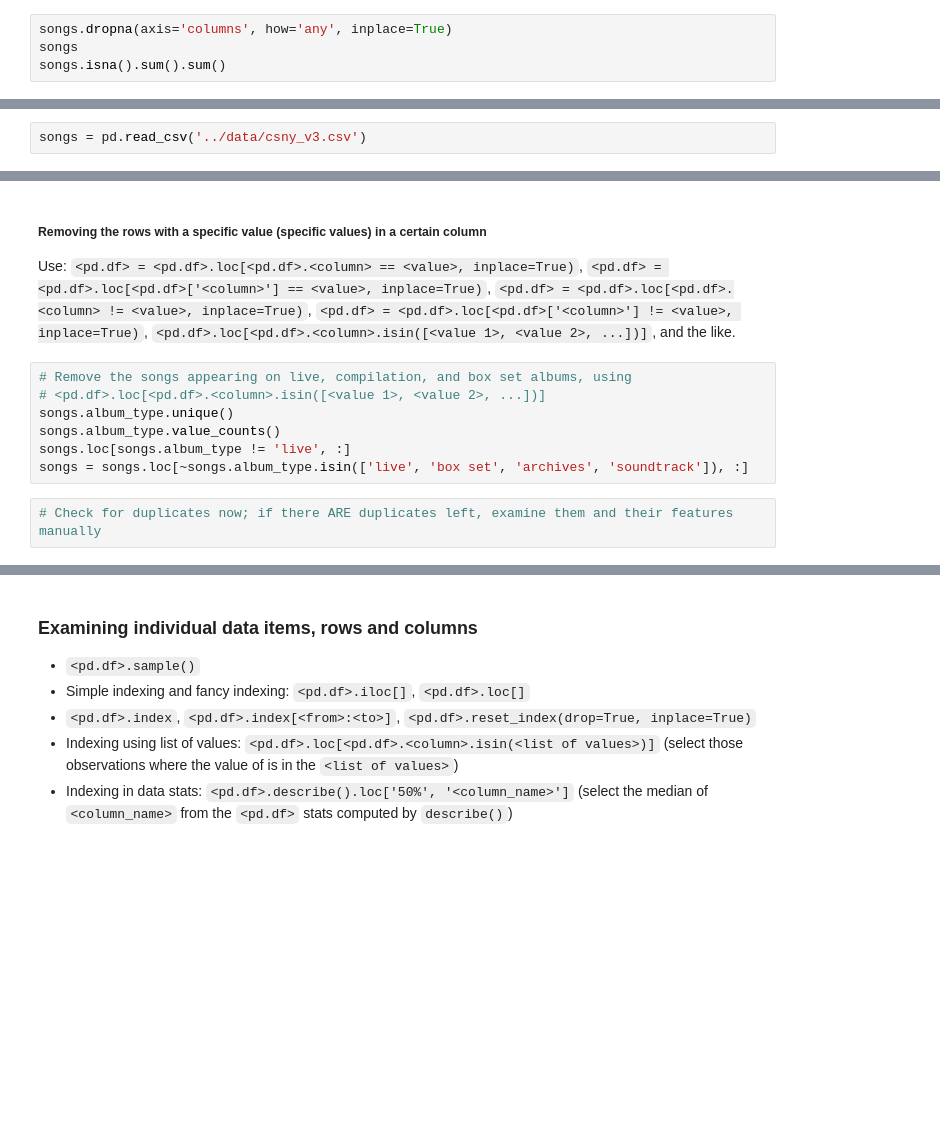
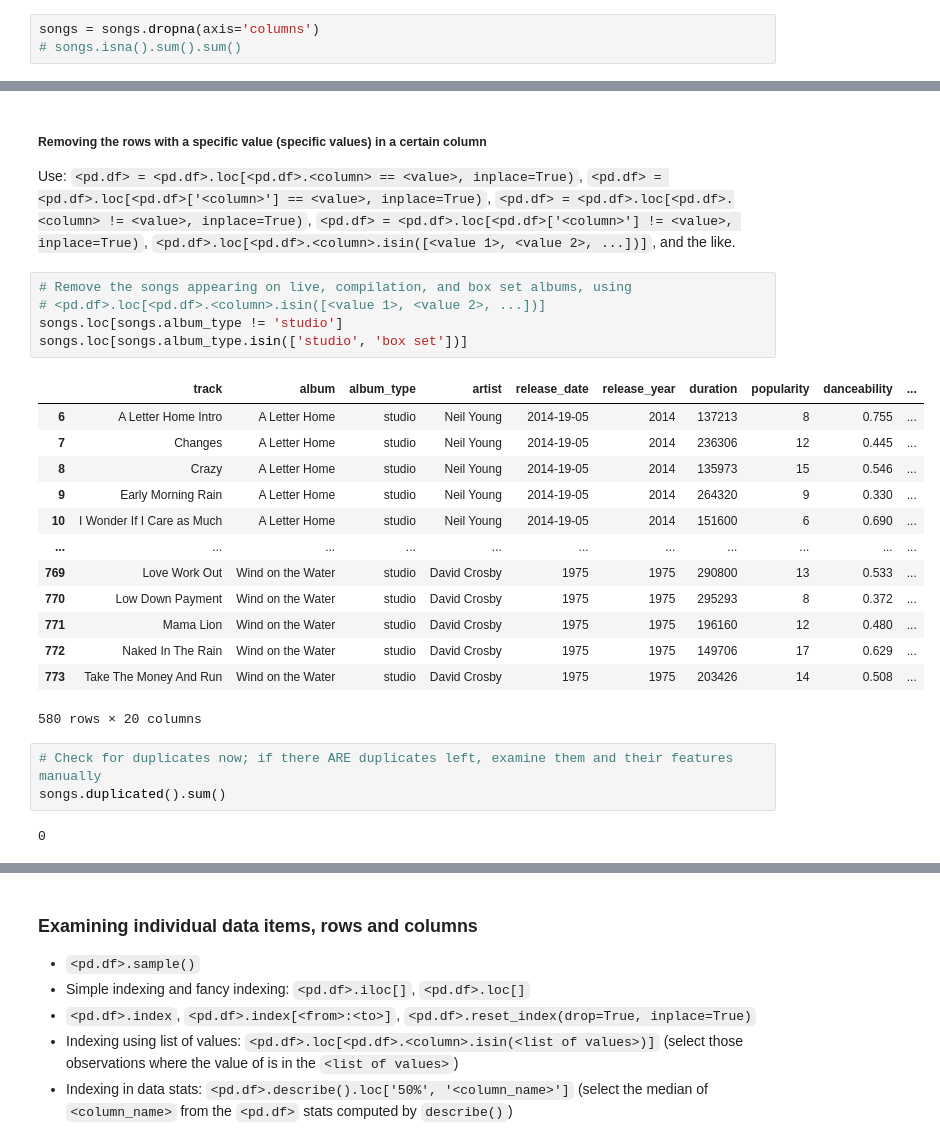
Before and after one commit to ADA-Programming/ADA_2026, a Jupyter notebook: notebooks/eda.ipynb, the cells around one changed output, grey strips where cells are left out. Drawn from its saved outputs; the diff is of its cells as text; blank space fills up the shorter version.

```diff
--- a/notebooks/eda.ipynb
+++ b/notebooks/eda.ipynb
@@ -352,6 +386,5 @@ Name: album_duration, Length: 584, dtype: object
 # %% [markdown]
 Leave out columns with `np.NaN` values: `<pd.df>.dropna(axis=1)` (or `<pd.df>.dropna(axis='columns')`).
 # %%
-songs.dropna(axis='columns', how='any', inplace=True)
-songs
-songs.isna().sum().sum()
+songs = songs.dropna(axis='columns')
+# songs.isna().sum().sum()
@@ -384,7 +426,5 @@ Find duplicates based on multiple specific columns: `<pd.df>.duplicated(subset=[
 Drop *complete* duplicates (if any): `<pd.df>.drop_duplicates(inplace=True)`.
 
 Remove rows with duplicates in a certain column (if any), keeping the first row with that value in that column (default): `<pd.df>.drop_duplicates('<column>', inplace=True)`, or keeping the last row with that value in that column: `<pd.df>.drop_duplicates('<column>', keep='last', inplace=True)`.
-# %%
-songs = pd.read_csv('../data/csny_v3.csv')
 # %%
 # Show duplicated songs (complete duplicates)
@@ -419,11 +453,26 @@ Use: `<pd.df> = <pd.df>.loc[<pd.df>.<column> == <value>, inplace=True)`, `<pd.df
 # %%
 # Remove the songs appearing on live, compilation, and box set albums, using
 # <pd.df>.loc[<pd.df>.<column>.isin([<value 1>, <value 2>, ...])]
-songs.album_type.unique()
-songs.album_type.value_counts()
-songs.loc[songs.album_type != 'live', :]
-songs = songs.loc[~songs.album_type.isin(['live', 'box set', 'archives', 'soundtrack']), :]
+songs.loc[songs.album_type != 'studio']
+songs.loc[songs.album_type.isin(['studio', 'box set'])]
+# %% [output]
+|  | track | album | album_type | artist | release_date | release_year | duration | popularity | danceability | ... |
+| 6 | A Letter Home Intro | A Letter Home | studio | Neil Young | 2014-19-05 | 2014 | 137213 | 8 | 0.755 | ... |
+| 7 | Changes | A Letter Home | studio | Neil Young | 2014-19-05 | 2014 | 236306 | 12 | 0.445 | ... |
+| 8 | Crazy | A Letter Home | studio | Neil Young | 2014-19-05 | 2014 | 135973 | 15 | 0.546 | ... |
+| 9 | Early Morning Rain | A Letter Home | studio | Neil Young | 2014-19-05 | 2014 | 264320 | 9 | 0.330 | ... |
+| 10 | I Wonder If I Care as Much | A Letter Home | studio | Neil Young | 2014-19-05 | 2014 | 151600 | 6 | 0.690 | ... |
+| ... | ... | ... | ... | ... | ... | ... | ... | ... | ... | ... |
+| 769 | Love Work Out | Wind on the Water | studio | David Crosby | 1975 | 1975 | 290800 | 13 | 0.533 | ... |
+| 770 | Low Down Payment | Wind on the Water | studio | David Crosby | 1975 | 1975 | 295293 | 8 | 0.372 | ... |
+| 771 | Mama Lion | Wind on the Water | studio | David Crosby | 1975 | 1975 | 196160 | 12 | 0.480 | ... |
+| 772 | Naked In The Rain | Wind on the Water | studio | David Crosby | 1975 | 1975 | 149706 | 17 | 0.629 | ... |
+| 773 | Take The Money And Run | Wind on the Water | studio | David Crosby | 1975 | 1975 | 203426 | 14 | 0.508 | ... |
+580 rows × 20 columns
 # %%
 # Check for duplicates now; if there ARE duplicates left, examine them and their features manually
+songs.duplicated().sum()
+# %% [output]
+0
 # %%
 # Reset index to 0:n: <pd.df>.reset_index(drop=True, inplace=True); drop=True: do not insert index into columns
```
Also changed, not shown: parts of 44 cells of this notebook.
